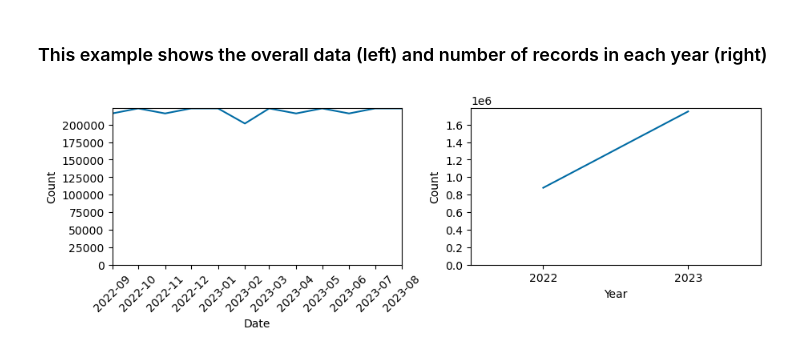
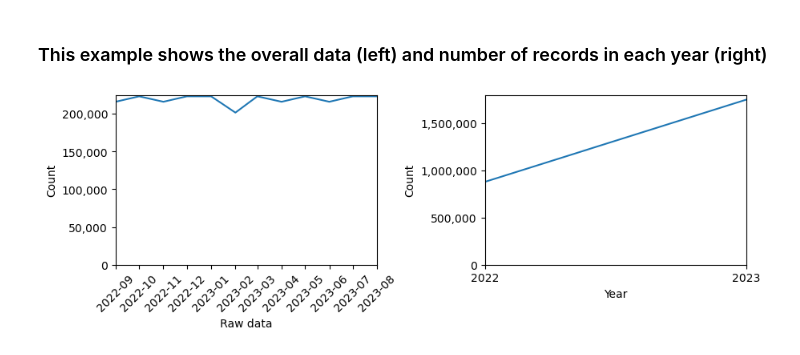
Before and after one commit to royruddle/vizdataquality, a Jupyter notebook: notebooks/Datetime value distribution.ipynb, the cells around one changed output. Drawn from its saved outputs; the diff is of its cells as text; code cells hidden in the pictures.

Commit message:
Datetime example

```diff
--- a/notebooks/Datetime value distribution.ipynb
+++ b/notebooks/Datetime value distribution.ipynb
@@ -52,7 +52,7 @@ vdqp.plotgrid('datetime distribution', df['Date'], num_rows=2, num_cols=3, vert=
 ### This example shows the overall data (left) and number of records in each year (right)
 # %%
 fig_kw = {'size_inches': (9, 3), 'constrained_layout': True}
-components = [None, 'year']
-vdqp.plotgrid('datetime distribution', df['Date'], num_cols=2, vert=False, xlabels_rotate=[45, 0], fig_kw=fig_kw, components=components)
+components = ['raw data', 'year']
+vdqp.plotgrid('datetime distribution', df['Date'], num_cols=2, xlabels_rotate=[45, 0], fig_kw=fig_kw, components=components)
 # %% [output]
-[figure, old version]
+[figure, new version]
```
Also changed, not shown: parts of 3 cells of this notebook.
